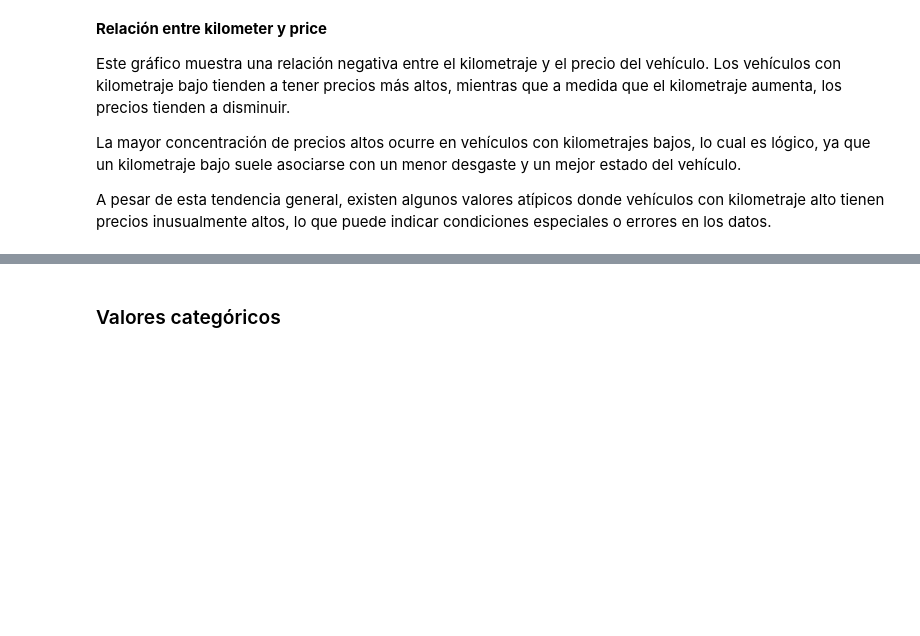
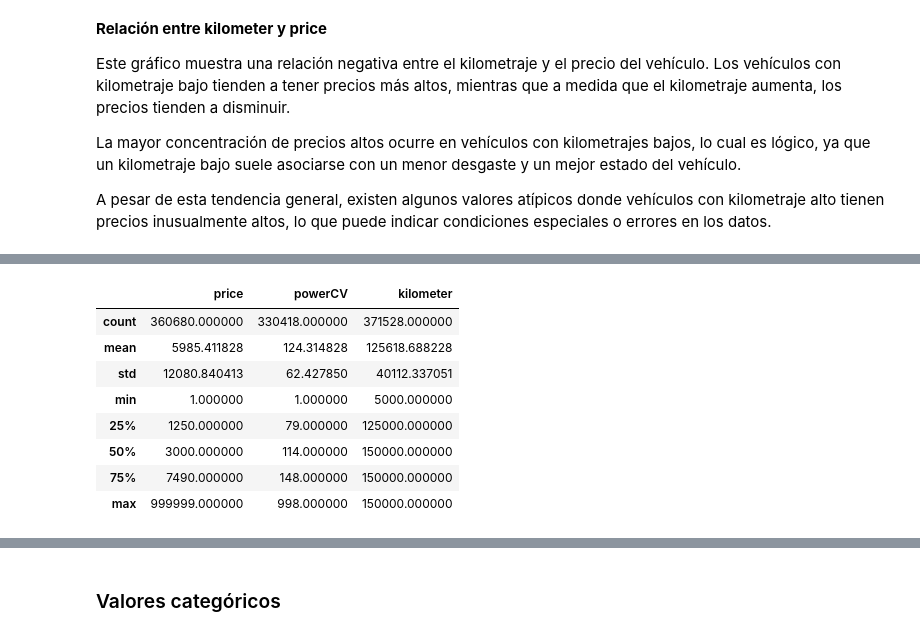
Before and after one commit to Rcm89/laboratorio-modulo7-leccion01-eda-nulos, a Jupyter notebook: laboratorio-modulo7-leccion01-eda-nulos.ipynb, the cells around one changed output, grey strips where cells are left out. Saved outputs shown, nothing was run; the diff lists cells and outputs as text; code cells hidden in the pictures; blank space fills up the shorter version.

```diff
--- a/laboratorio-modulo7-leccion01-eda-nulos.ipynb
+++ b/laboratorio-modulo7-leccion01-eda-nulos.ipynb
@@ -310,0 +424,12 @@ A pesar de esta tendencia general, existen algunos valores atípicos donde vehí
+# %%
+df_autorenew.describe()
+# %% [output]
+|  | price | powerCV | kilometer |
+| count | 360680.000000 | 330418.000000 | 371528.000000 |
+| mean | 5985.411828 | 124.314828 | 125618.688228 |
+| std | 12080.840413 | 62.427850 | 40112.337051 |
+| min | 1.000000 | 1.000000 | 5000.000000 |
+| 25% | 1250.000000 | 79.000000 | 125000.000000 |
+| 50% | 3000.000000 | 114.000000 | 150000.000000 |
+| 75% | 7490.000000 | 148.000000 | 150000.000000 |
+| max | 999999.000000 | 998.000000 | 150000.000000 |
```
Also changed, not shown: parts of 20 cells of this notebook, 3 other files.
